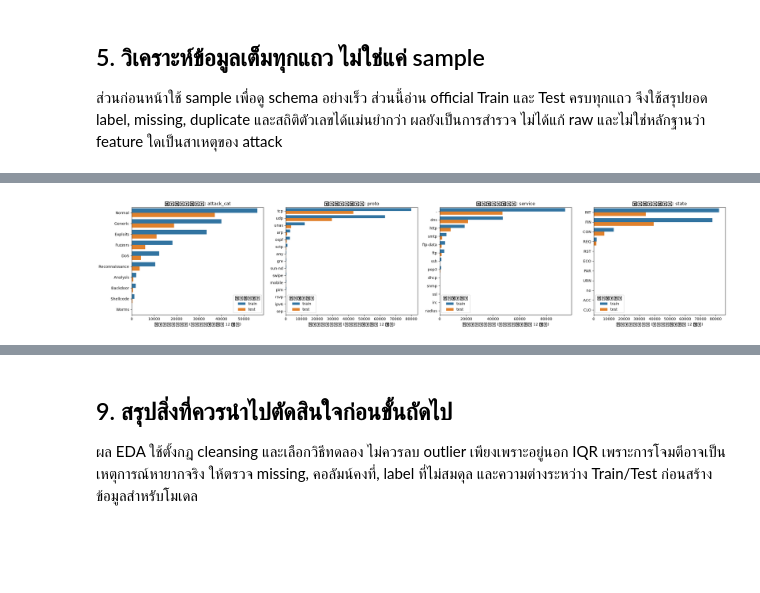
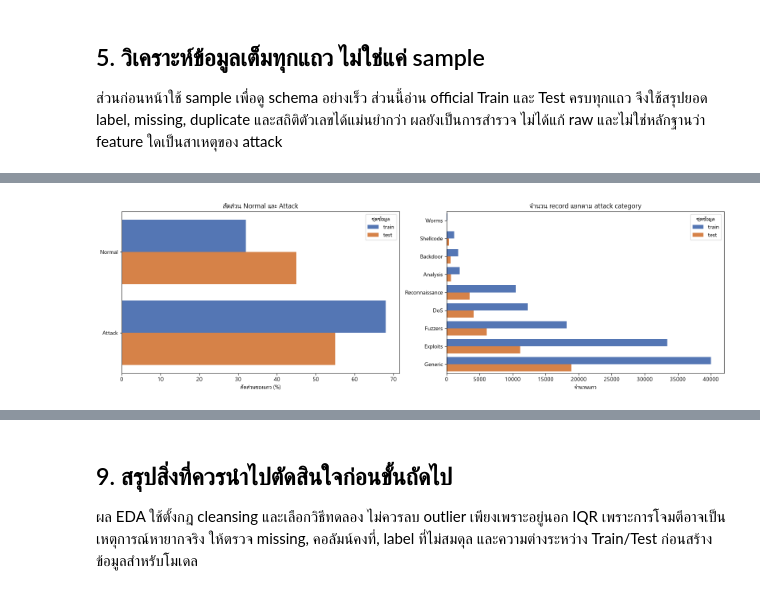
Before and after one commit to kokonj456-dotcom/CSI-ML-Network-Traffic-Detection, a Jupyter notebook: data-pipeline/UNSW-NB15/eda.ipynb, the cells around one changed output, grey strips where cells are left out. Drawn from its saved outputs; the diff is of its cells as text; code cells hidden in the pictures; blank space fills up the shorter version.

```diff
--- a/data-pipeline/UNSW-NB15/eda.ipynb
+++ b/data-pipeline/UNSW-NB15/eda.ipynb
@@ -156,6 +156,17 @@ for report_path in (schema_path, comparison_path, labels_path):
 import numpy as np
 import matplotlib.pyplot as plt
 import seaborn as sns
+from matplotlib import font_manager
+
+# เลือกฟอนต์ที่มีอักษรไทยจากฟอนต์ที่ติดตั้งในเครื่อง ป้องกันข้อความบนกราฟกลายเป็นสี่เหลี่ยมหรือหายไป
+thai_font_candidates = ['Leelawadee UI', 'Leelawadee', 'Tahoma', 'TH Sarabun New', 'Noto Sans Thai']
+available_font_names = {font.name for font in font_manager.fontManager.ttflist}
+thai_font = next((name for name in thai_font_candidates if name in available_font_names), None)
+if thai_font is None:
+    raise RuntimeError('ไม่พบฟอนต์ภาษาไทย กรุณาติดตั้ง Tahoma, Leelawadee UI หรือ TH Sarabun New แล้วรันเซลล์นี้ใหม่')
+plt.rcParams['font.family'] = thai_font
+plt.rcParams['axes.unicode_minus'] = False
+print(f'ฟอนต์ภาษาไทยสำหรับกราฟ: {thai_font}')
 
 eda_frames = {}
 overview_rows, schema_full_rows, label_full_rows = [], [], []
@@ -229,30 +241,67 @@ display(full_labels.sort_values(['split', 'rows'], ascending=[True, False]))
 # %%
-categorical_to_plot = [name for name in ['attack_cat', 'proto', 'service', 'state']
-                      if all(name in frame.columns for frame in eda_frames.values())]
-fig, axes = plt.subplots(1, len(categorical_to_plot), figsize=(6 * len(categorical_to_plot), 5))
-axes = np.atleast_1d(axes)
-for ax, column in zip(axes, categorical_to_plot):
-    all_counts = []
-    for split_name, frame in eda_frames.items():
-        counts = frame[column].fillna('<missing>').astype(str).value_counts().head(12)
-        all_counts.extend({'split': split_name, column: category, 'rows': int(count)}
-                          for category, count in counts.items())
-    plot_data = pd.DataFrame(all_counts)
-    sns.barplot(data=plot_data, y=column, x='rows', hue='split', ax=ax)
-    ax.set_title(f'ค่าที่พบบ่อย: {column}')
-    ax.set_xlabel('จำนวนแถว (แสดงสูงสุด 12 ค่า)')
-    ax.set_ylabel('')
-    ax.legend(title='ชุดข้อมูล')
+split_order = [name for name in ['train', 'test'] if name in eda_frames]
+split_palette = {'train': '#4472C4', 'test': '#ED7D31'}
+
+# กราฟคู่ label: คล้าย NSL-KDD โดยแยกสัดส่วน binary label กับจำนวน attack category
+binary_plot = (full_labels.groupby(['split', 'label'], as_index=False)['rows'].sum())
+binary_plot['traffic'] = binary_plot['label'].map({0: 'Normal', 1: 'Attack'}).fillna('Unknown')
+binary_plot['percent'] = (100 * binary_plot['rows'] /
+                         binary_plot.groupby('split')['rows'].transform('sum'))
+attack_plot = full_labels.loc[
+    full_labels['attack_cat'].astype(str).str.strip().str.lower().ne('normal')
+].copy()
+attack_order = (attack_plot.groupby('attack_cat')['rows'].sum()
+               .sort_values().index.tolist())
+
+fig, axes = plt.subplots(1, 2, figsize=(16, 5))
+sns.barplot(data=binary_plot, x='percent', y='traffic', hue='split',
+            order=['Normal', 'Attack'], hue_order=split_order,
+            palette=split_palette, ax=axes[0])
+axes[0].set_title('สัดส่วน Normal และ Attack')
+axes[0].set_xlabel('สัดส่วนของแถว (%)')
+axes[0].set_ylabel('')
+axes[0].legend(title='ชุดข้อมูล')
+sns.barplot(data=attack_plot, x='rows', y='attack_cat', hue='split',
+            order=attack_order, hue_order=split_order,
+            palette=split_palette, ax=axes[1])
+axes[1].set_title('จำนวน record แยกตาม attack category')
+axes[1].set_xlabel('จำนวนแถว')
+axes[1].set_ylabel('')
+axes[1].legend(title='ชุดข้อมูล')
 plt.tight_layout()
 plt.show()
+display(binary_plot.sort_values(['split', 'label']))
 
-print('สัดส่วน Normal/Attack จาก label 0/1:')
-binary_rows = []
-for split_name, frame in eda_frames.items():
-    if 'label' in frame.columns:
-        for value, count in frame['label'].value_counts(dropna=False).items():
-            binary_rows.append({'split': split_name, 'label': value, 'rows': int(count),
-                                'percent': 100 * count / len(frame)})
-display(pd.DataFrame(binary_rows))
+# รูปแบบเดียวกับกราฟหมวดหมู่ 1 แถว 3 ช่องของ NSL-KDD: protocol, service และ state
+categorical_to_plot = [name for name in ['proto', 'service', 'state']
+                      if all(name in frame.columns for frame in eda_frames.values())]
+if categorical_to_plot:
+    fig, axes = plt.subplots(1, 3, figsize=(19, 5))
+    plot_titles = {'proto': 'Protocol type', 'service': 'Top services',
+                   'state': 'Connection states'}
+    for ax, column in zip(axes, categorical_to_plot):
+        all_counts = []
+        for split_name, frame in eda_frames.items():
+            counts = frame[column].fillna('<missing>').astype(str).value_counts()
+            all_counts.extend({'split': split_name, column: category, 'rows': int(count)}
+                              for category, count in counts.items())
+        plot_data = pd.DataFrame(all_counts)
+        top_categories = (plot_data.groupby(column)['rows'].sum()
+                         .nlargest(12).index.tolist())
+        plot_data = plot_data.loc[plot_data[column].isin(top_categories)]
+        category_order = (plot_data.groupby(column)['rows'].sum()
+                         .sort_values().index.tolist())
+        sns.barplot(data=plot_data, x='rows', y=column, hue='split',
+                    order=category_order, hue_order=split_order,
+                    palette=split_palette, ax=ax)
+        ax.set_title(plot_titles[column])
+        ax.set_xlabel('Rows (top 12 categories)')
+        ax.set_ylabel(column)
+        if ax is axes[0]:
+            ax.legend(title='Split')
+        elif ax.get_legend() is not None:
+            ax.get_legend().remove()
+    plt.tight_layout()
+    plt.show()
 # %% [output]
-[figure, old version]
+[figure, new version]
```
Also changed, not shown: parts of 7 cells of this notebook, 7 other files.
